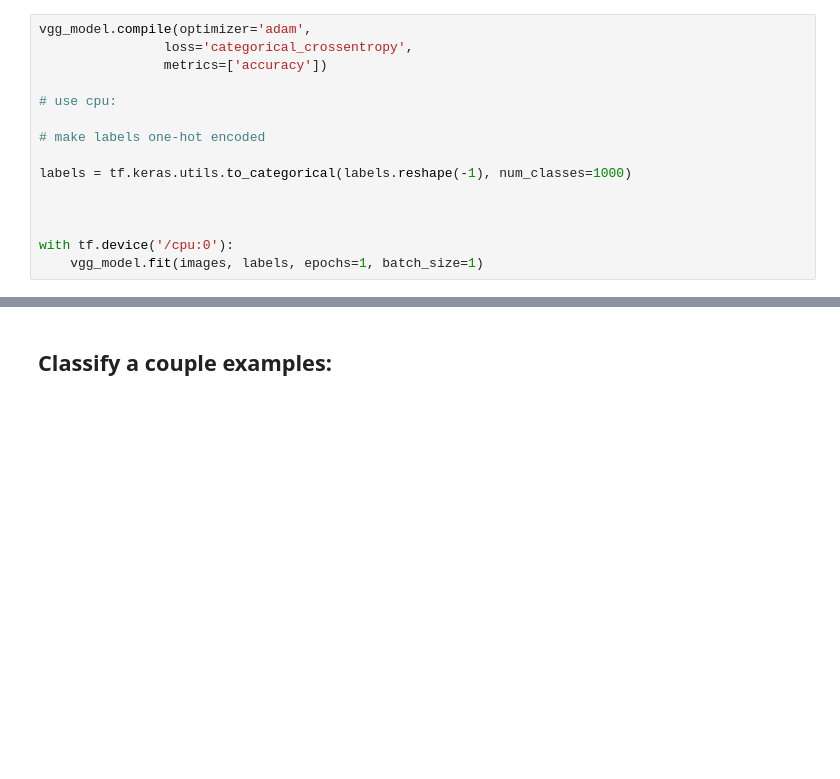
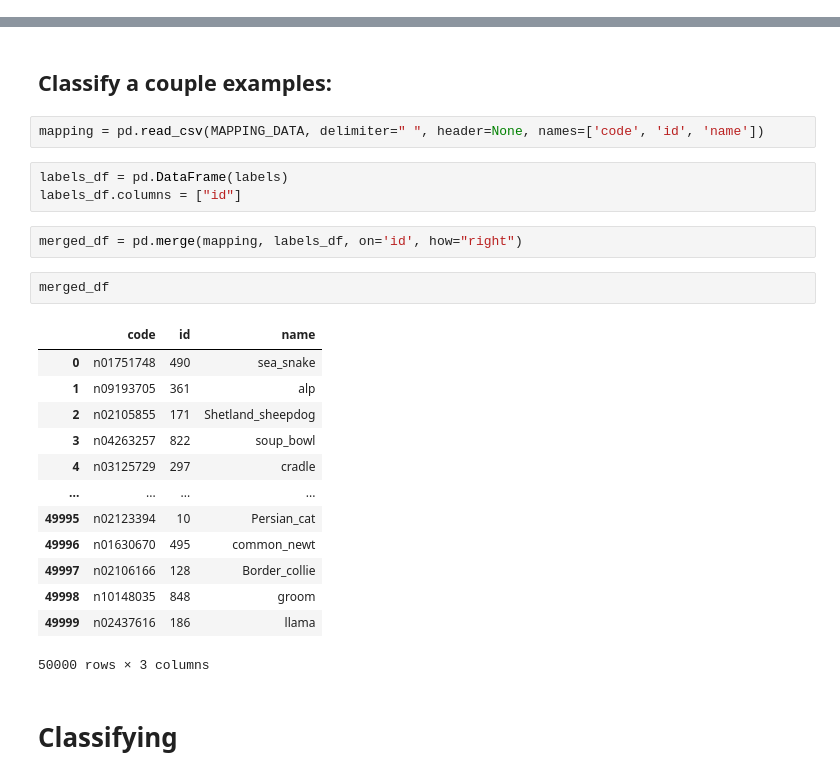
Before and after one commit to saakethkoka/ML-Lab3-CNN-Visualization, a Jupyter notebook: main.ipynb, the cells around one changed output, grey strips where cells are left out. Drawn from its saved outputs; the diff is of its cells as text; blank space fills up the shorter version.

```diff
--- a/main.ipynb
+++ b/main.ipynb
@@ -89,15 +114,0 @@ _________________________________________________________________
-# %%
-vgg_model.compile(optimizer='adam',
-                loss='categorical_crossentropy',
-                metrics=['accuracy'])
-
-# use cpu:
-
-# make labels one-hot encoded
-
-labels = tf.keras.utils.to_categorical(labels.reshape(-1), num_classes=1000)
-
-
-
-with tf.device('/cpu:0'):
-    vgg_model.fit(images, labels, epochs=1, batch_size=1)
@@ -109,3 +115,28 @@ array([490, 361, 171, ..., 128, 848, 186])
 # %% [markdown]
 ## Classify a couple examples:
+# %%
+mapping = pd.read_csv(MAPPING_DATA, delimiter=" ", header=None, names=['code', 'id', 'name'])
+# %%
+labels_df = pd.DataFrame(labels)
+labels_df.columns = ["id"]
+# %%
+merged_df = pd.merge(mapping, labels_df, on='id', how="right")
+# %%
+merged_df
+# %% [output]
+|  | code | id | name |
+| 0 | n01751748 | 490 | sea_snake |
+| 1 | n09193705 | 361 | alp |
+| 2 | n02105855 | 171 | Shetland_sheepdog |
+| 3 | n04263257 | 822 | soup_bowl |
+| 4 | n03125729 | 297 | cradle |
+| ... | ... | ... | ... |
+| 49995 | n02123394 | 10 | Persian_cat |
+| 49996 | n01630670 | 495 | common_newt |
+| 49997 | n02106166 | 128 | Border_collie |
+| 49998 | n10148035 | 848 | groom |
+| 49999 | n02437616 | 186 | llama |
+50000 rows × 3 columns
+# %% [markdown]
+# Classifying
 # %%
```
Also changed, not shown: parts of 23 cells of this notebook.
